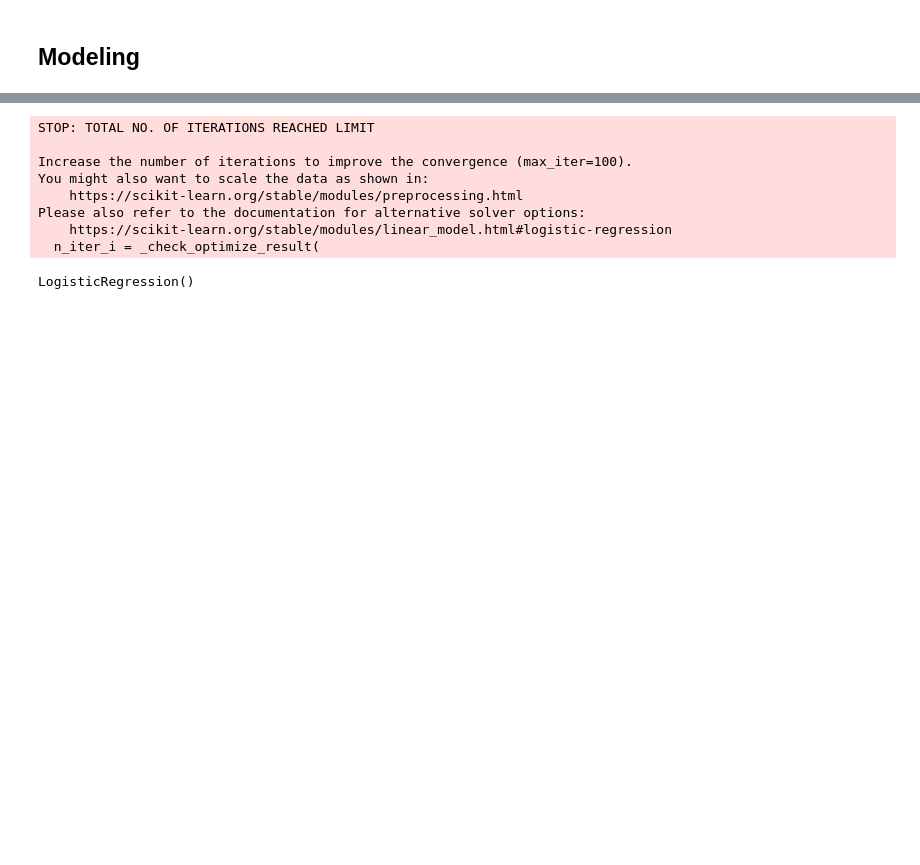
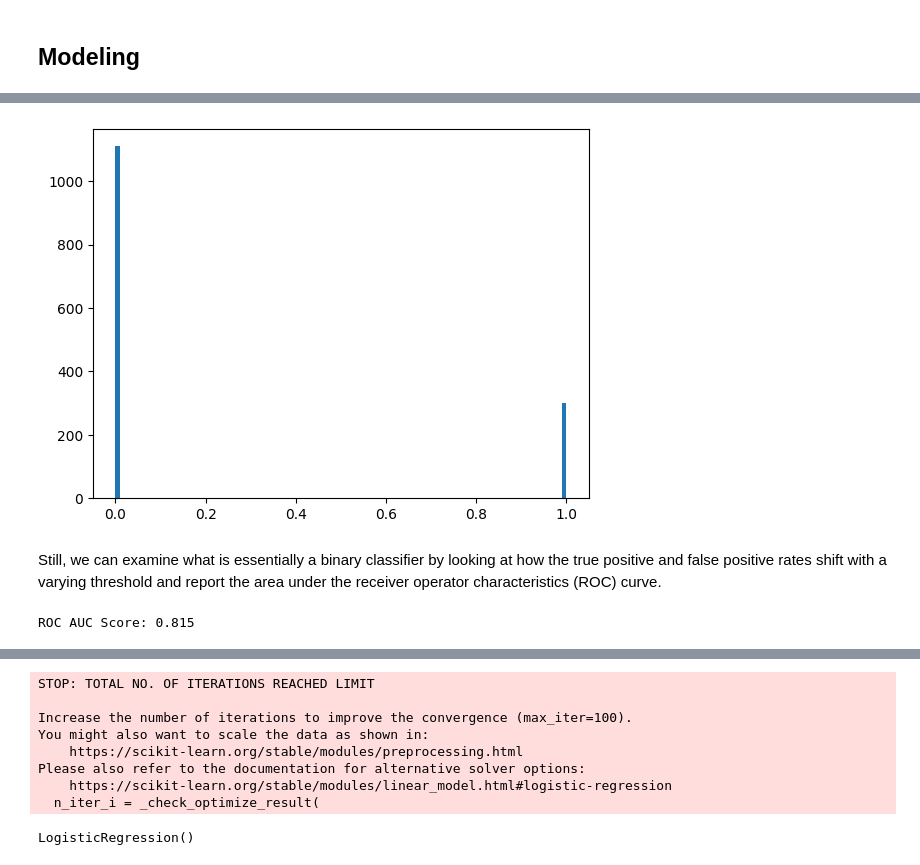
Before and after one commit to auto-d/linear-interp, a Jupyter notebook: linear-interp.ipynb, the cells around one changed output, grey strips where cells are left out. Cells and saved outputs as stored; diff of their text form; code cells hidden in the pictures; blank space fills up the shorter version.

```diff
--- a/linear-interp.ipynb
+++ b/linear-interp.ipynb
@@ -307,0 +334,13 @@ plt.plot(preds)
+# %%
+_ = plt.hist(y_pred, bins=100)
+# %% [output]
+[figure, added]
+# %% [markdown]
+Still, we can examine what is essentially a binary classifier by looking at how the true positive and false positive rates shift with a varying threshold and report the area under the receiver operator characteristics (ROC) curve.
+# %%
+from sklearn.metrics import roc_auc_score
+
+score = roc_auc_score(y_test, y_pred)
+print(f"ROC AUC Score: {score:.3f}")
+# %% [output]
+ROC AUC Score: 0.815
```
Also changed, not shown: parts of 103 cells of this notebook.
